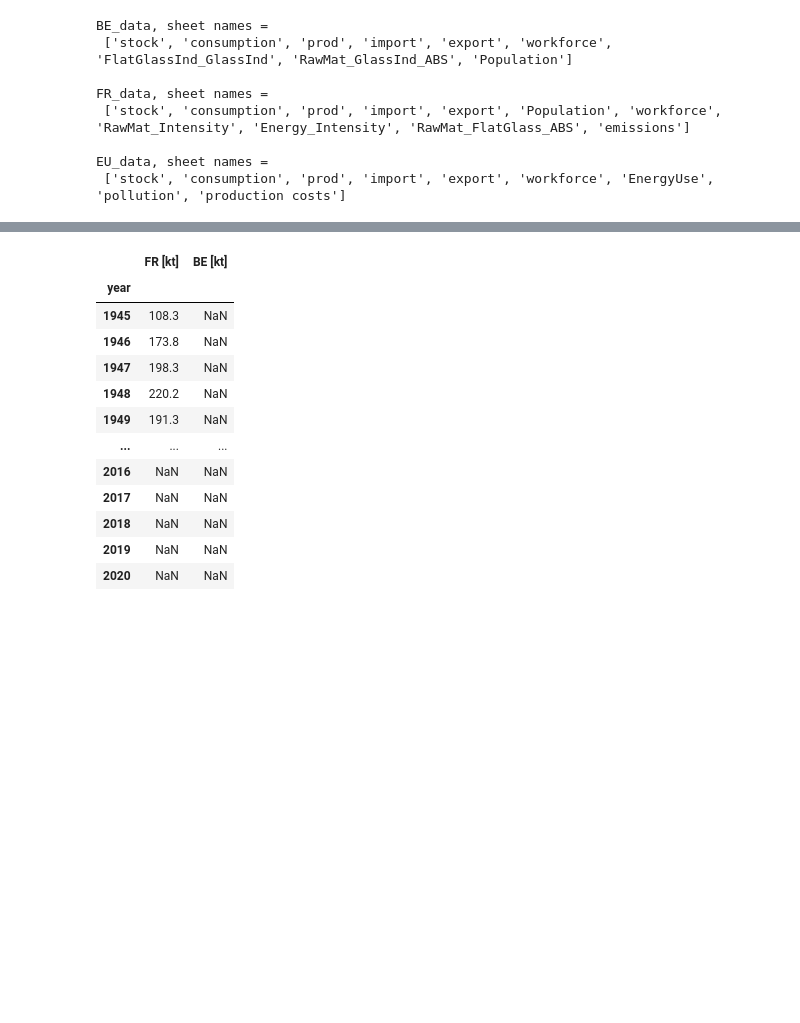
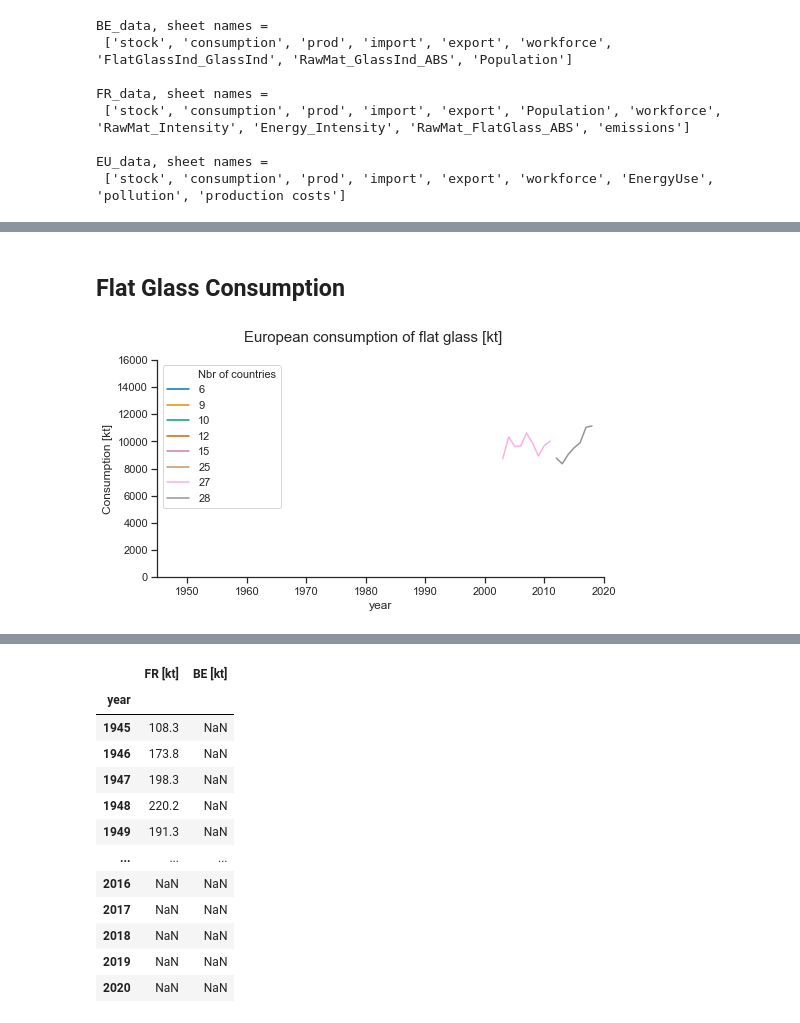
Before and after one commit to JeanSouv/01_MFA_GlassIndustry, a Jupyter notebook: MFA_FlatGlassIndustry.ipynb, the cells around one changed output, grey strips where cells are left out. Drawn from its saved outputs; the diff is of its cells as text; code cells hidden in the pictures; blank space fills up the shorter version.

```diff
--- a/MFA_FlatGlassIndustry.ipynb
+++ b/MFA_FlatGlassIndustry.ipynb
@@ -54,0 +119,29 @@ EU_data, sheet names =
+# %% [markdown]
+## Flat Glass Consumption
+# %%
+# Estimating consumption in EU
+EU['Consumption [kt]'] = (EU['Production [kt]']
+                          + EU['Import [kt]']
+                          - EU['Export [kt]']
+                         )
+
+# Plotting the European consumption of flat glass
+
+EUplot = EU.reset_index()
+
+fig, ax = plt.subplots(figsize=(8,4))
+
+sns.lineplot(data = EUplot,
+             x = 'year', y = 'Consumption [kt]',
+             hue = 'Nbr of countries',
+             palette = 'colorblind',
+             ax = ax)
+
+ax.set_xlim(1945,2020)
+ax.set_ylim(0, 16000)
+
+fig.suptitle('European consumption of flat glass [kt]', fontsize = 15)
+sns.despine()
+plt.show()
+# %% [output]
+[figure, added]
```
Also changed, not shown: parts of 85 cells of this notebook, 3 other files.
